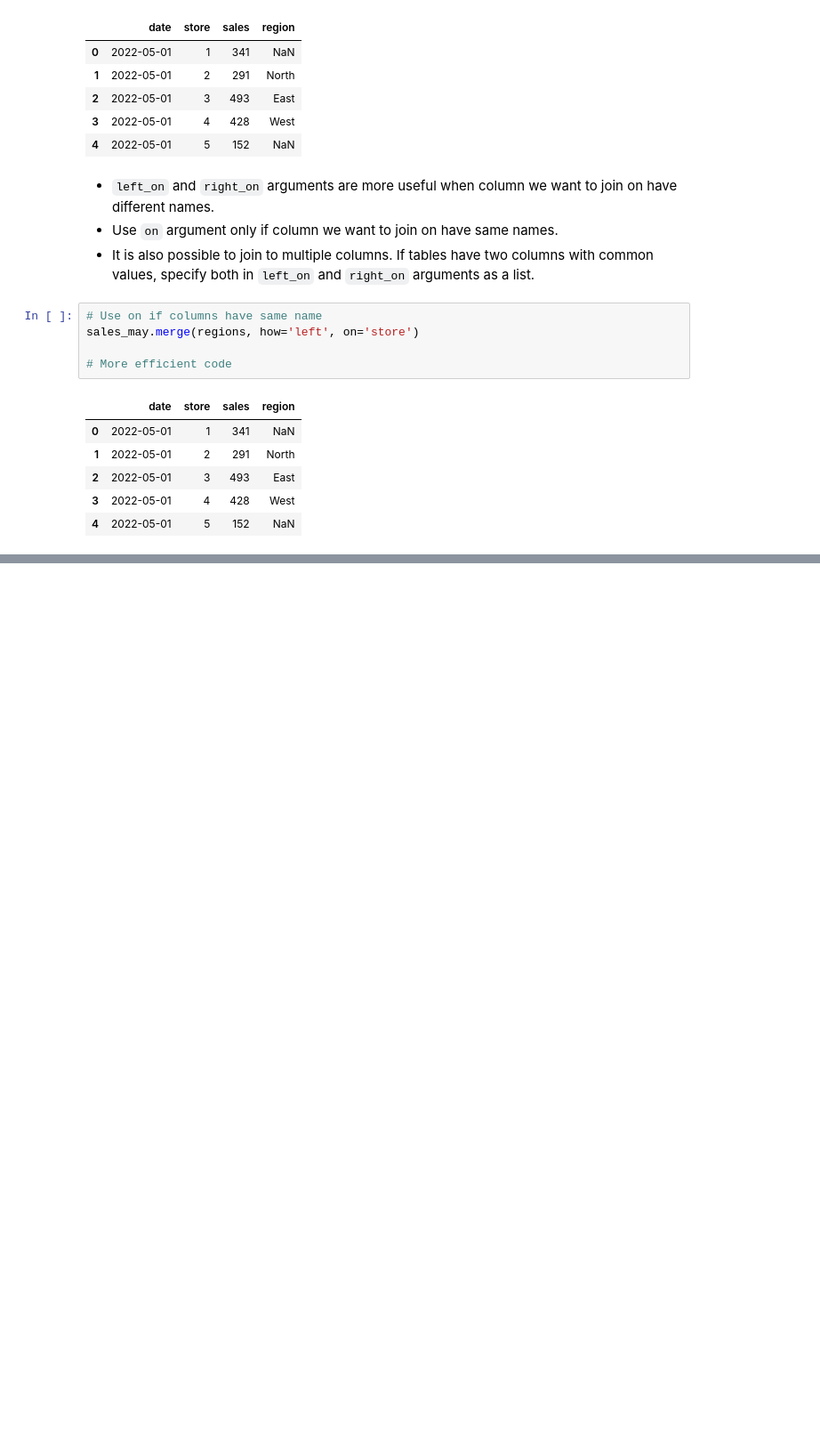
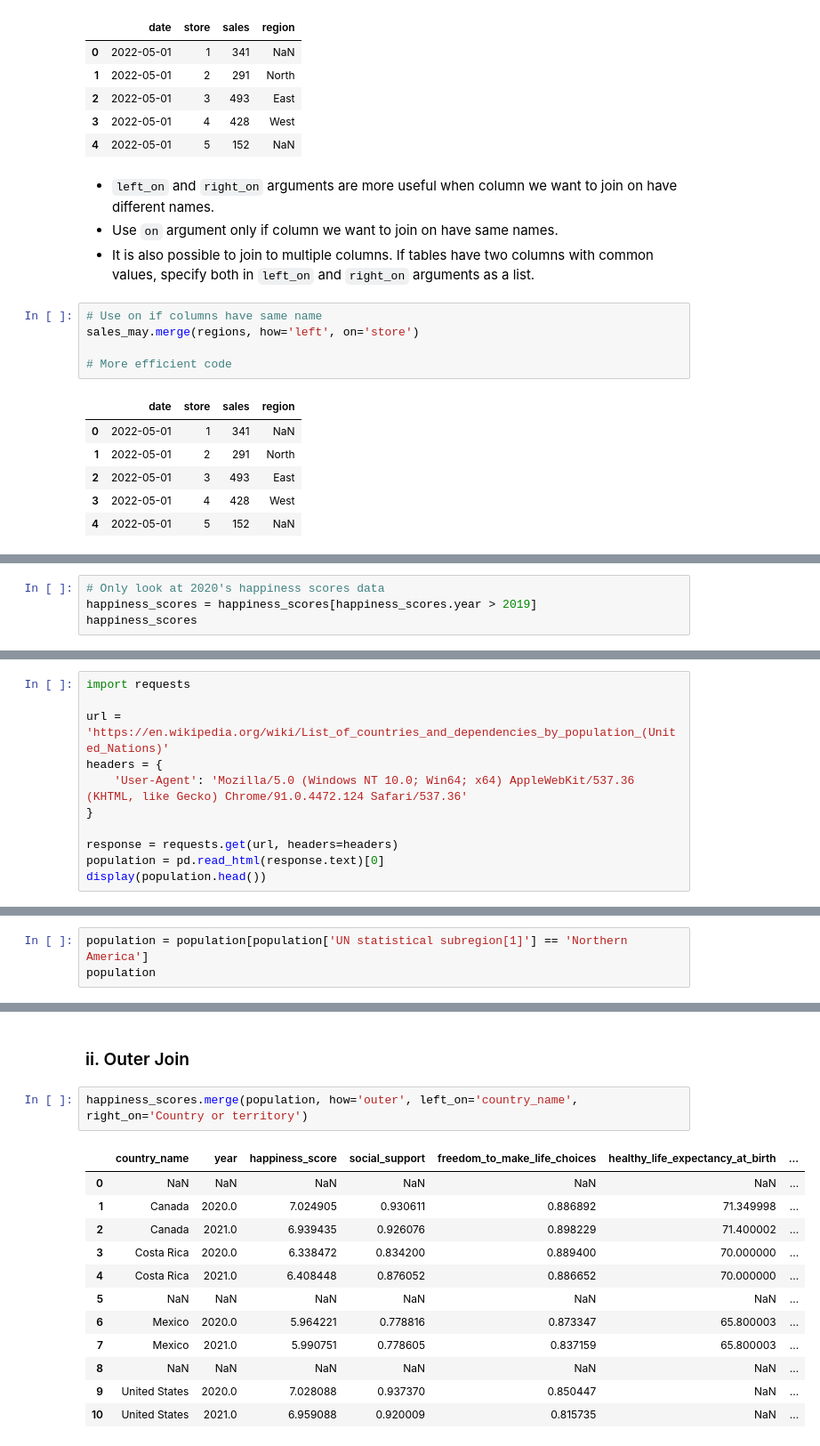
Before and after one commit to sairaawahid/Data-Science-in-Python-Data-Prep-and-EDA, a Jupyter notebook: 5. Preparing for Modeling/Preparing_for_modeling.ipynb, the cells around one changed output, grey strips where cells are left out. Shown at 89% size. Cells and saved outputs as stored; diff of their text form; blank space fills up the shorter version.

```diff
--- a/5. Preparing for Modeling/Preparing_for_modeling.ipynb
+++ b/5. Preparing for Modeling/Preparing_for_modeling.ipynb
@@ -222,0 +231,4 @@ sales_may.merge(regions, how='left', on='store')
+# %%
+# Only look at 2020's happiness scores data
+happiness_scores = happiness_scores[happiness_scores.year > 2019]
+happiness_scores
@@ -222,0 +245,11 @@ sales_may.merge(regions, how='left', on='store')
+# %%
+import requests
+
+url = 'https://en.wikipedia.org/wiki/List_of_countries_and_dependencies_by_population_(United_Nations)'
+headers = {
+    'User-Agent': 'Mozilla/5.0 (Windows NT 10.0; Win64; x64) AppleWebKit/537.36 (KHTML, like Gecko) Chrome/91.0.4472.124 Safari/537.36'
+}
+
+response = requests.get(url, headers=headers)
+population = pd.read_html(response.text)[0]
+display(population.head())
@@ -222,0 +263,3 @@ sales_may.merge(regions, how='left', on='store')
+# %%
+population = population[population['UN statistical subregion[1]'] == 'Northern America']
+population
@@ -222,0 +284,17 @@ sales_may.merge(regions, how='left', on='store')
+# %% [markdown]
+### ii. Outer Join
+# %%
+happiness_scores.merge(population, how='outer', left_on='country_name', right_on='Country or territory')
+# %% [output]
+|  | country_name | year | happiness_score | social_support | freedom_to_make_life_choices | healthy_life_expectancy_at_birth | ... |
+| 0 | NaN | NaN | NaN | NaN | NaN | NaN | ... |
+| 1 | Canada | 2020.0 | 7.024905 | 0.930611 | 0.886892 | 71.349998 | ... |
+| 2 | Canada | 2021.0 | 6.939435 | 0.926076 | 0.898229 | 71.400002 | ... |
+| 3 | Costa Rica | 2020.0 | 6.338472 | 0.834200 | 0.889400 | 70.000000 | ... |
+| 4 | Costa Rica | 2021.0 | 6.408448 | 0.876052 | 0.886652 | 70.000000 | ... |
+| 5 | NaN | NaN | NaN | NaN | NaN | NaN | ... |
+| 6 | Mexico | 2020.0 | 5.964221 | 0.778816 | 0.873347 | 65.800003 | ... |
+| 7 | Mexico | 2021.0 | 5.990751 | 0.778605 | 0.837159 | 65.800003 | ... |
+| 8 | NaN | NaN | NaN | NaN | NaN | NaN | ... |
+| 9 | United States | 2020.0 | 7.028088 | 0.937370 | 0.850447 | NaN | ... |
+| 10 | United States | 2021.0 | 6.959088 | 0.920009 | 0.815735 | NaN | ... |
```
Also changed, not shown: parts of 32 cells of this notebook.
